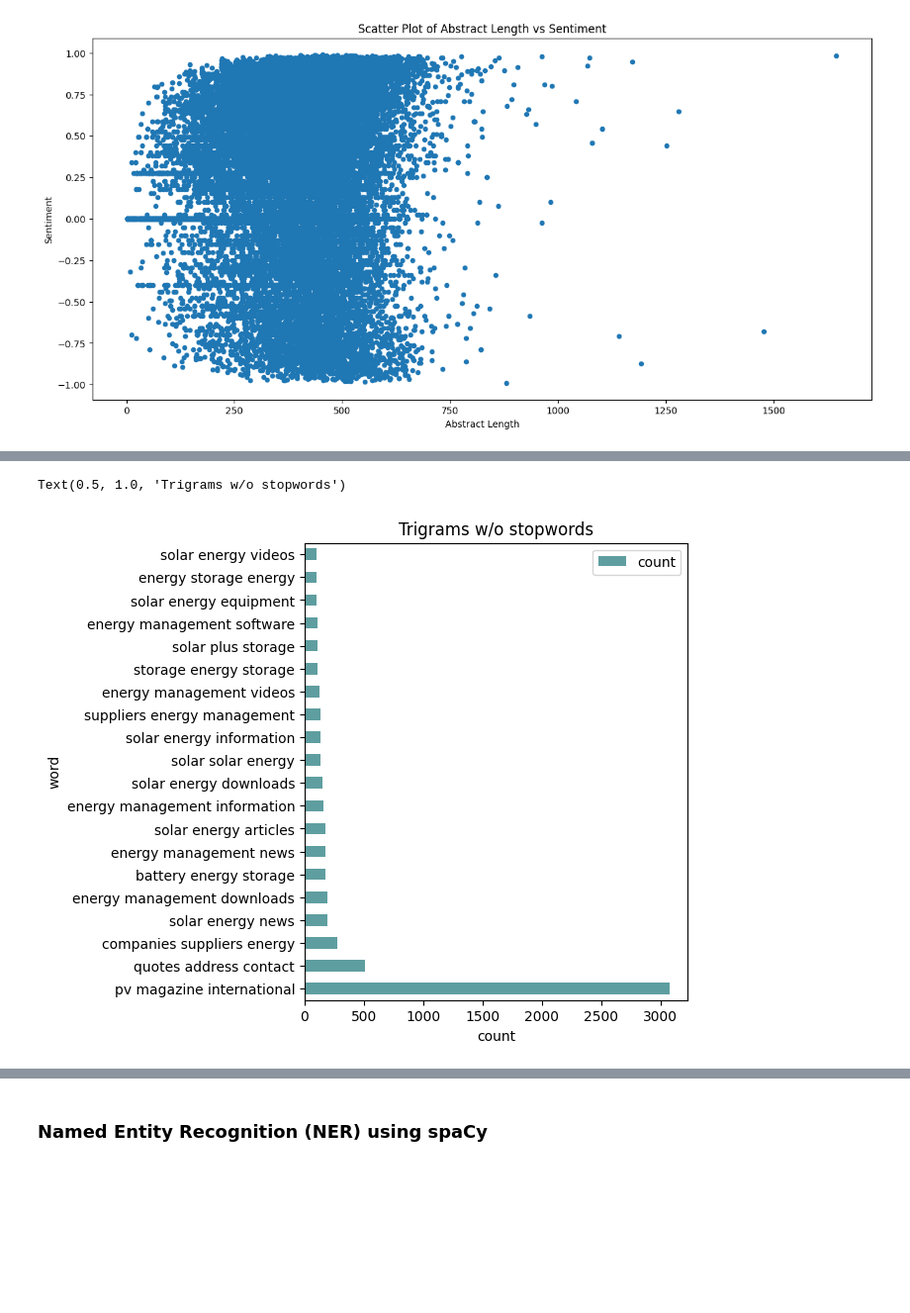
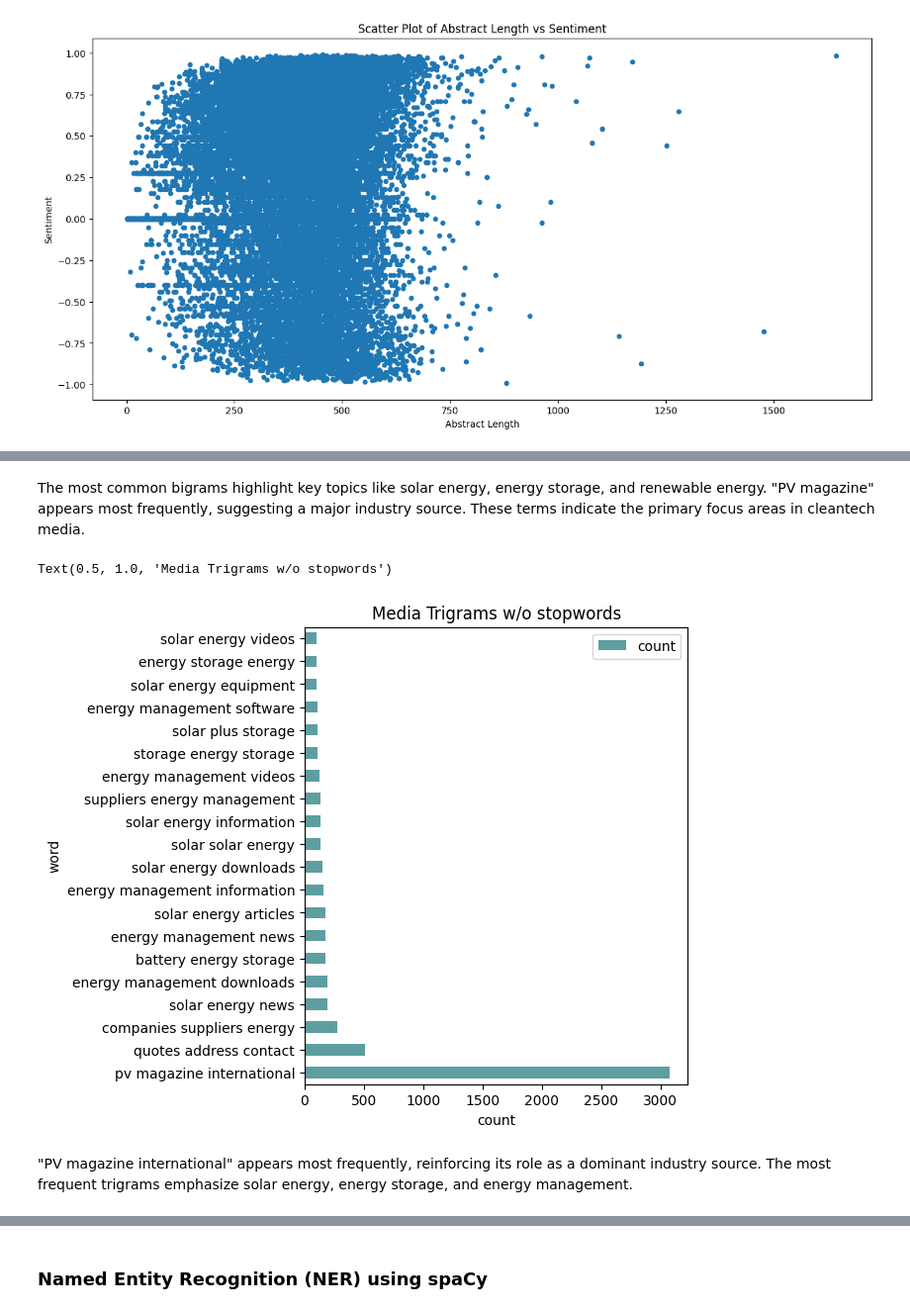
Before and after one commit to cmimholz/computational-language-technology-project, a Jupyter notebook: notebooks/stage1.ipynb, the cells around one changed output, grey strips where cells are left out. Shown at 99% size. Drawn from its saved outputs; the diff is of its cells as text; code cells hidden in the pictures; blank space fills up the shorter version.

```diff
--- a/notebooks/stage1.ipynb
+++ b/notebooks/stage1.ipynb
@@ -947,21 +973,25 @@ Text(0.5, 1.0, 'Bigrams w/o stopwords')
+# %% [markdown]
+The most common bigrams highlight key topics like solar energy, energy storage, and renewable energy. "PV magazine" appears most frequently, suggesting a major industry source. These terms indicate the primary focus areas in cleantech media.
 # %%
 def get_top_n_trigram(corpus, n=None):
     vec = CountVectorizer(ngram_range=(3, 3), stop_words='english').fit(corpus)
     bag_of_words = vec.transform(corpus)
     sum_words = bag_of_words.sum(axis=0)
     words_freq = [(word, sum_words[0, idx]) for word, idx in vec.vocabulary_.items()]
     words_freq =sorted(words_freq, key = lambda x: x[1], reverse=True)
     return words_freq[:n]
 common_words = get_top_n_trigram(media_df['title'], 20)
 trigrams = pd.DataFrame(common_words, columns = ['word' , 'count'])
 
 trigrams.plot(kind='barh', x='word', color='cadetblue', width=0.5, figsize=(5,6))
 plt.xlabel('count')
 plt.ylabel('word')
-plt.title('Trigrams w/o stopwords')
+plt.title('Media Trigrams w/o stopwords')
 # %% [output]
-Text(0.5, 1.0, 'Trigrams w/o stopwords')
+Text(0.5, 1.0, 'Media Trigrams w/o stopwords')
-[figure, old version]
+[figure, new version]
+# %% [markdown]
+"PV magazine international" appears most frequently, reinforcing its role as a dominant industry source. The most frequent trigrams emphasize solar energy, energy storage, and energy management.
 # %%
 common_words = get_top_n_bigram(patent_df['abstract'].dropna(), 20)
 bigrams = pd.DataFrame(common_words, columns = ['word' , 'count'])
```
Also changed, not shown: parts of 19 cells of this notebook, 1 other file.
